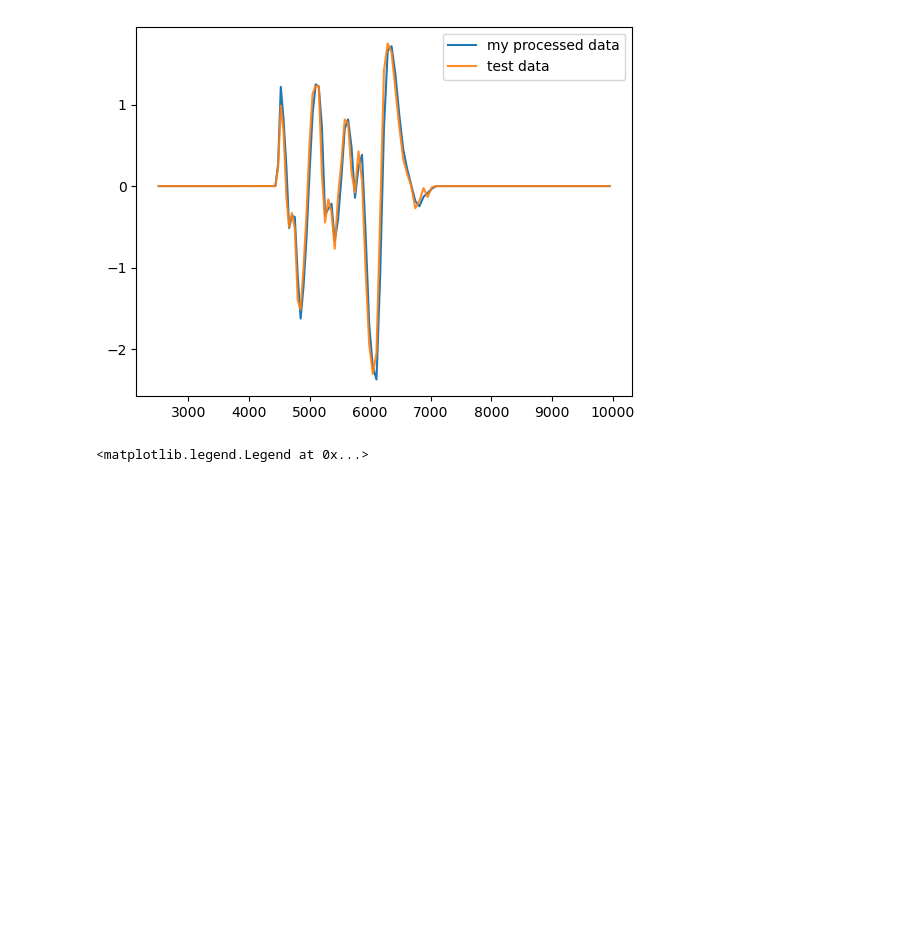
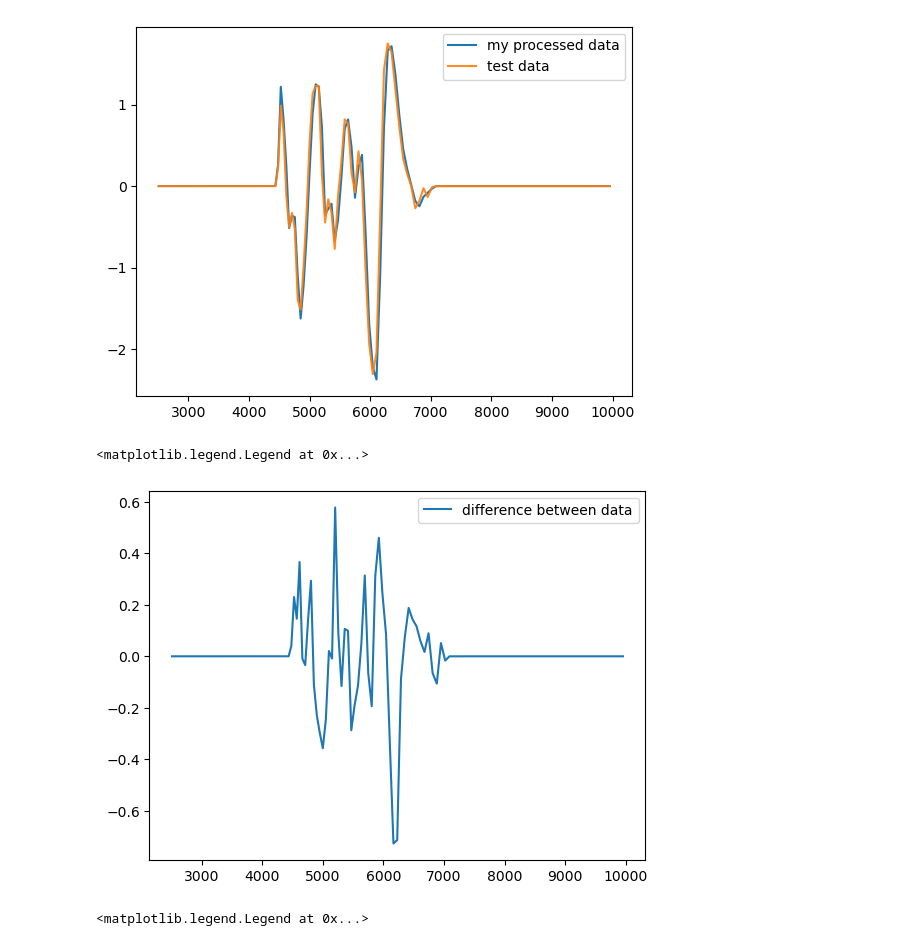
Before and after one commit to Ajb2307/Milligan_ABC-SN, a Jupyter notebook: preprocess_abcsn_test.ipynb, the cells around one changed output. Saved outputs shown, nothing was run; the diff lists cells and outputs as text; code cells hidden in the pictures; blank space fills up the shorter version.

```diff
--- a/preprocess_abcsn_test.ipynb
+++ b/preprocess_abcsn_test.ipynb
@@ -132,6 +132,13 @@ plt.legend()
 # %% [output]
 <matplotlib.legend.Legend at 0x...>
 [figure]
+# %%
+plt.plot(wvl.T, X[0]-df_test.loc["sn2008ar"].iloc[:1,7:].T["sn2008ar"].values, label = "difference between data")
+plt.legend()
+# plt.xlim(4400, 4600)
+# %% [output]
+<matplotlib.legend.Legend at 0x...>
+[figure, added]
 # %%
 
 
```
Also changed, not shown: parts of 12 cells of this notebook.
